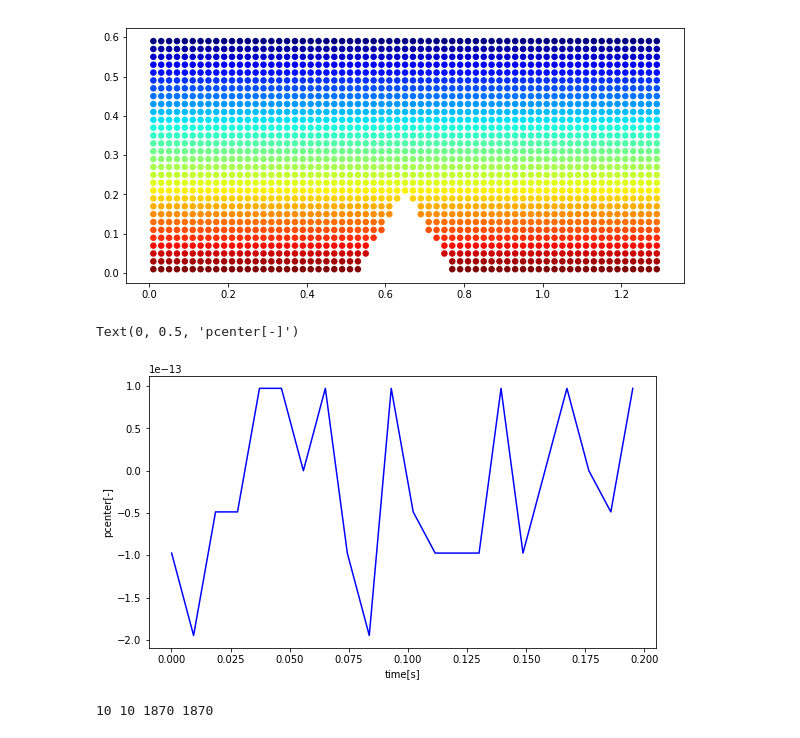
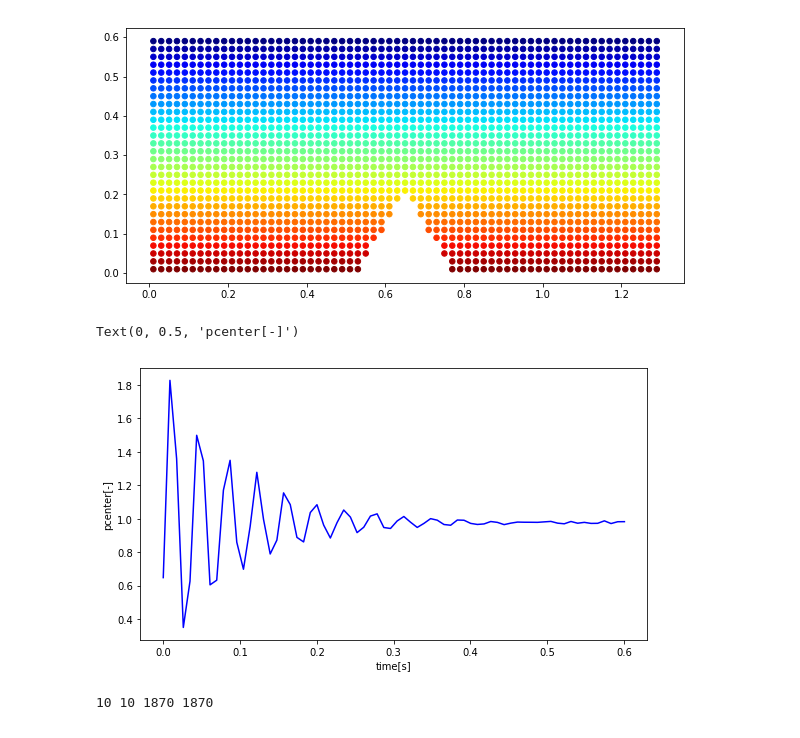
Before and after one commit to Jinx134235/static-water, a Jupyter notebook: particle&pressure plot.ipynb, the cells around one changed output. Saved outputs shown, nothing was run; the diff lists cells and outputs as text; code cells hidden in the pictures.

```diff
--- a/particle&pressure plot.ipynb
+++ b/particle&pressure plot.ipynb
@@ -173,33 +176,33 @@ plt.scatter(x2,y2,30,pressure,cmap='jet')
 <matplotlib.collections.PathCollection at 0x...>
 [figure]
 # %%
-dt = 8.8662e-5
+dt = 8.577e-5
 #damp = 2500*dt
-h = 0.2
+h = 0.152
 a = np.sqrt(3)
-time = np.linspace(dt,2200*dt,22)
+time = np.linspace(dt,7000*dt,70)
 xx = np.linspace(xl/2-h/a,xl/2+h/a, 40)
 yy = h*np.sin(a*np.pi/(2*h)*(xx-(xl/2-h/a)))
 #tsuita = 0.5*np.sin((time/damp-0.5)*np.pi)+0.5
 pcenter = data4[:,1]/(h*9800)
 #pedge = pressure[0:39]
 av_vel = data4[:,2]
 cen_vel = data4[:,3]
 fig,ax = plt.subplots(figsize=(20,5))
 pads = plt.subplot(121)
 pads.plot(time,pcenter,'-b')
 plt.xlabel('time[s]')
 plt.ylabel('pcenter[-]')
 
 #adase = plt.subplot(122)
 #adase.plot(time,cen_vel,'-b')
 #plt.xlabel('time[s]')
 #plt.ylabel('v_center[m/s]')
 #plt.title('c_0=20*(gH)**(1/2)')
 #print(t)
 # %% [output]
 Text(0, 0.5, 'pcenter[-]')
-[figure, old version]
+[figure, new version]
 # %%
 color = ['r','#eb8600','y','g','c','b','m','k','#eb8696','#166396']
 fig, ax = plt.subplots(figsize=(10, 7))
```
Also changed, not shown: parts of 3 cells of this notebook, 9 other files.
